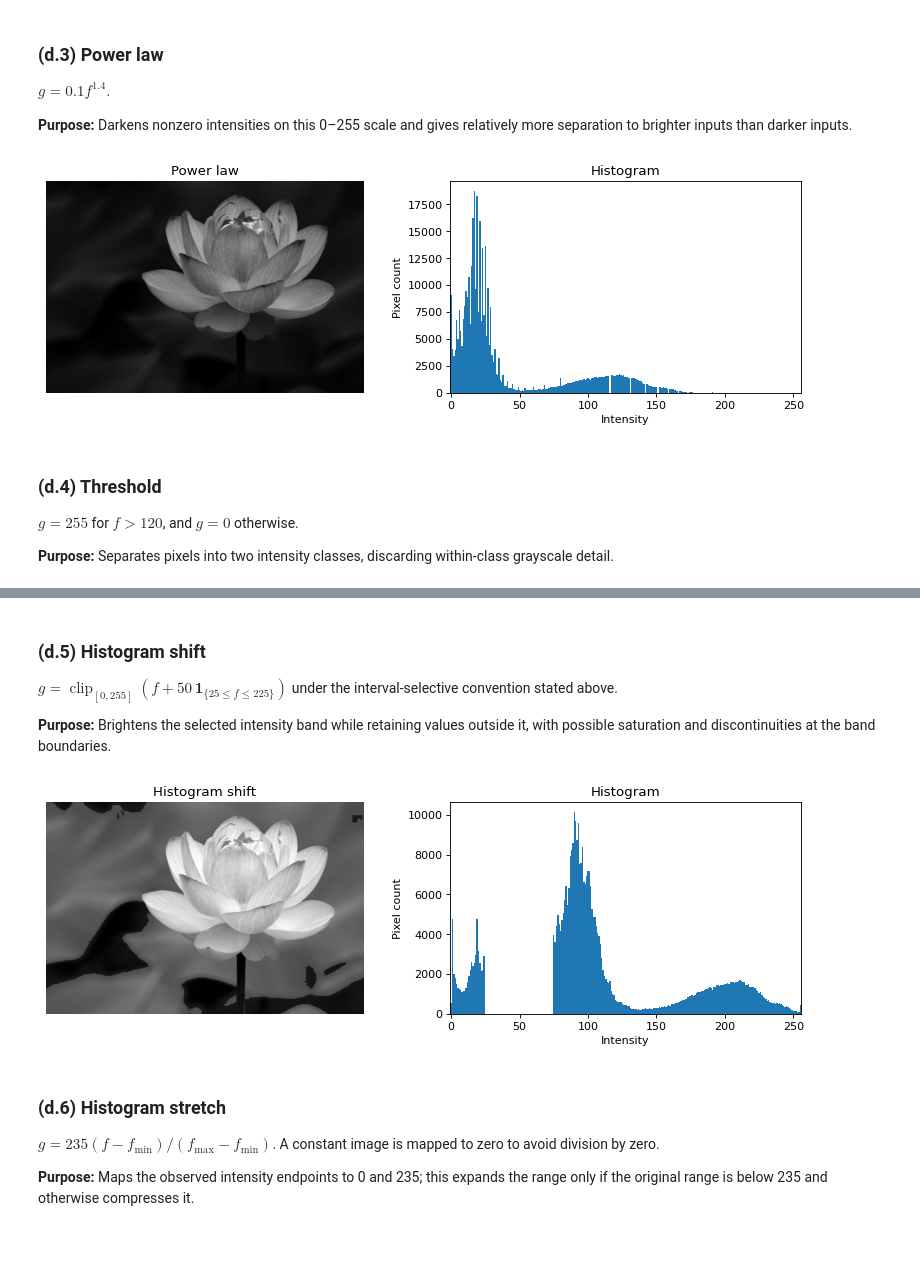
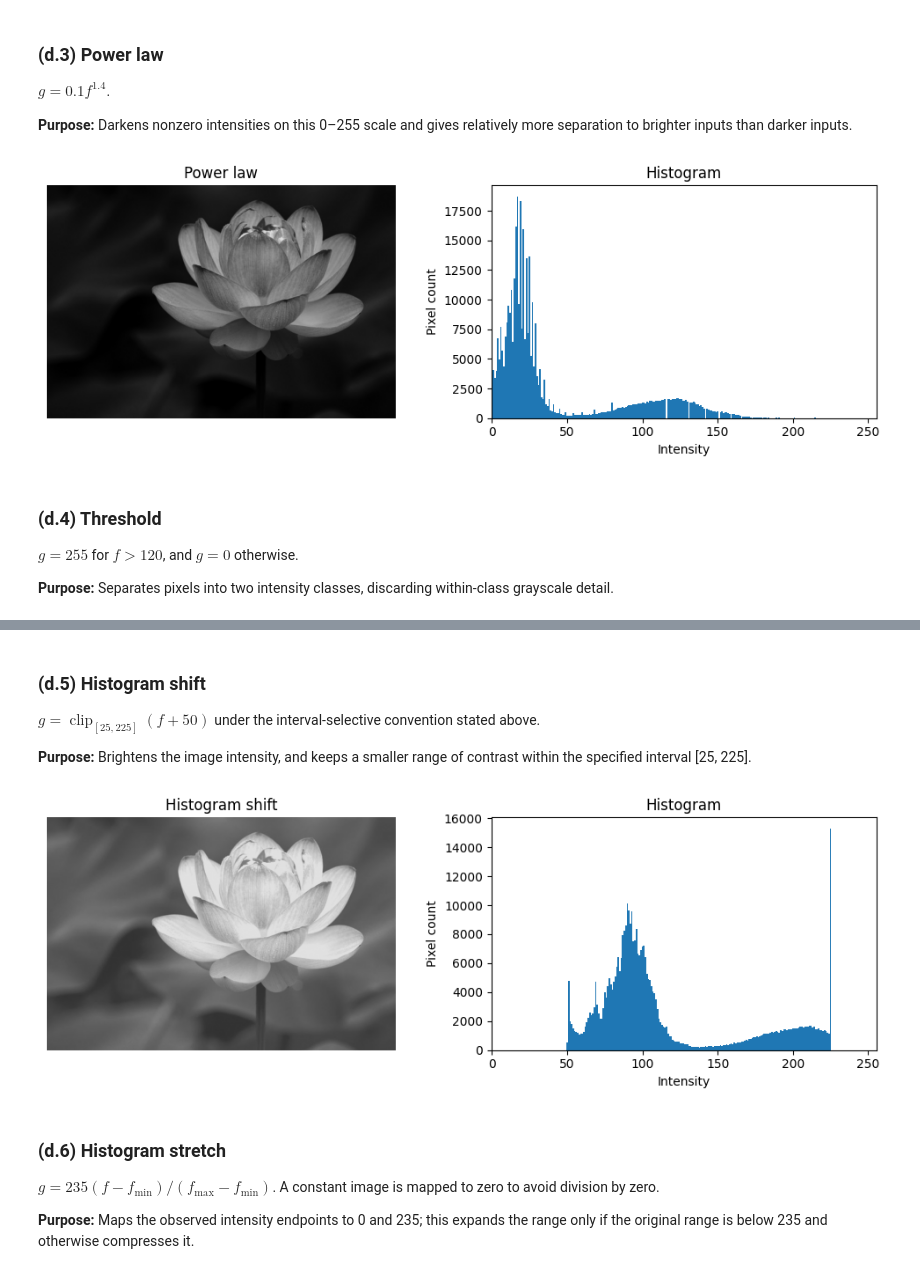
Before and after one commit to kyle-nguyennn/ml-stats-lab, a Jupyter notebook: fda/lab2/Q2_intensity_transformations.ipynb, the cells around one changed output, grey strips where cells are left out. Drawn from its saved outputs; the diff is of its cells as text; code cells hidden in the pictures; blank space fills up the shorter version.

```diff
--- a/fda/lab2/Q2_intensity_transformations.ipynb
+++ b/fda/lab2/Q2_intensity_transformations.ipynb
@@ -12,24 +12,20 @@ IMAGE_PATH = Path("Flower.jpg")
 with Image.open(IMAGE_PATH) as image:
     flower = image.convert("RGB")
 
-def to_uint8(values):
-    return np.rint(np.clip(values, 0, 255)).astype(np.uint8)
-
-def contrast_values(image):
-    values = np.asarray(image, dtype=float)
-    low, high = values.min(), values.max()
-    return (high - low, (high - low) / (high + low) if high + low else 0.0,
-            values.std())
+def to_uint8(values, lower=0, upper=255):
+    return np.rint(np.clip(values, lower, upper)).astype(np.uint8)
 
 def report_contrast(image, label):
-    dynamic_range, michelson, rms = contrast_values(image)
-    print(f"{label}: range={dynamic_range:.0f}, Michelson={michelson:.6f}, RMS={rms:.6f}")
+    values = np.asarray(image, dtype=float)
+    contrast = values.max() - values.min()
+    print(f"{label}: contrast={contrast:.0f}")
 
 def image_and_histogram(image, title):
     fig, axes = plt.subplots(1, 2, figsize=(10, 3.6))
     axes[0].imshow(image, cmap="gray", vmin=0, vmax=255)
     axes[0].set_title(title)
     axes[0].axis("off")
+    values = np.asarray(image, dtype=float)
     counts, _ = np.histogram(image, bins=np.arange(257) - 0.5)
     axes[1].bar(np.arange(256), counts, width=1)
     axes[1].set(xlim=(-0.5, 255.5), xlabel="Intensity", ylabel="Pixel count", title="Histogram")
@@ -62,8 +58,8 @@ Resized (width, height): (256, 170); array shape: (170, 256, 3)
 Use PIL buil-in convert to convert orignal RGB image to grayscale ('L' mode). For BW transformation, a grayscale pixel is white when $f/255>0.45$ (equivalently $f>114.75$), black otherwise.
 # %%
 rgb = np.asarray(flower, dtype=float)
-gray = flower.convert('L')
-f = np.asarray(gray, dtype=float)
+gray = np.asarray(flower.convert('L'))
+f =  gray.astype(float)
 binary_045 = np.where(f / 255.0 > 0.45, 255, 0).astype(np.uint8)
 fig, axes = plt.subplots(1, 2, figsize=(10, 4))
 for ax, image, title in zip(axes, [gray, binary_045],
@@ -131,7 +131,7 @@ $g=0.1f^{1.4}$.
 power_image = to_uint8(0.1 * f ** 1.4)
 image_and_histogram(power_image, "Power law")
 # %% [output]
-[figure, old version]
+[figure, new version]
 # %% [markdown]
 ### (d.4) Threshold
 
@@ -146,15 +146,14 @@ image_and_histogram(threshold_image, "Threshold")
 # %% [markdown]
 ### (d.5) Histogram shift
 
-$g=\operatorname{clip}_{[0,255]}(f+50\,\mathbf{1}_{\{25\le f\le225\}})$ under the interval-selective convention stated above.
+$g=\operatorname{clip}_{[25,225]}(f+50)$ under the interval-selective convention stated above.
 
-**Purpose:** Brightens the selected intensity band while retaining values outside it, with possible saturation and discontinuities at the band boundaries.
+**Purpose:** Brightens the image intensity, and keeps a smaller range of contrast within the specified interval [25, 225].
 # %%
-shift_mask = (f >= 25) & (f <= 225)
-shift_image = to_uint8(f + 50 * shift_mask)
+shift_image = to_uint8(f + 50, lower=25, upper=225)
 image_and_histogram(shift_image, "Histogram shift")
 # %% [output]
-[figure, old version]
+[figure, new version]
 # %% [markdown]
 ### (d.6) Histogram stretch
 
```
Also changed, not shown: parts of 10 cells of this notebook, 2 other files.
